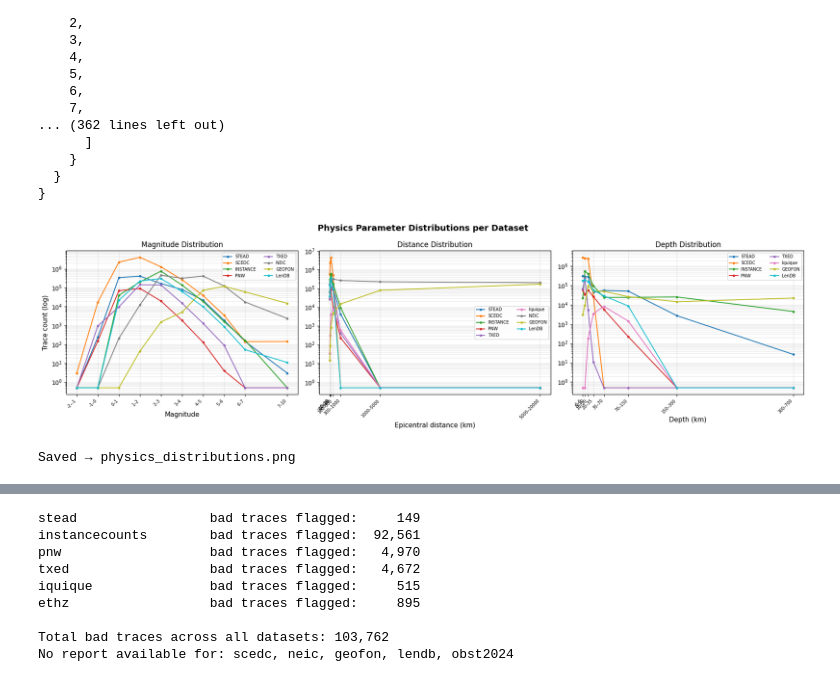
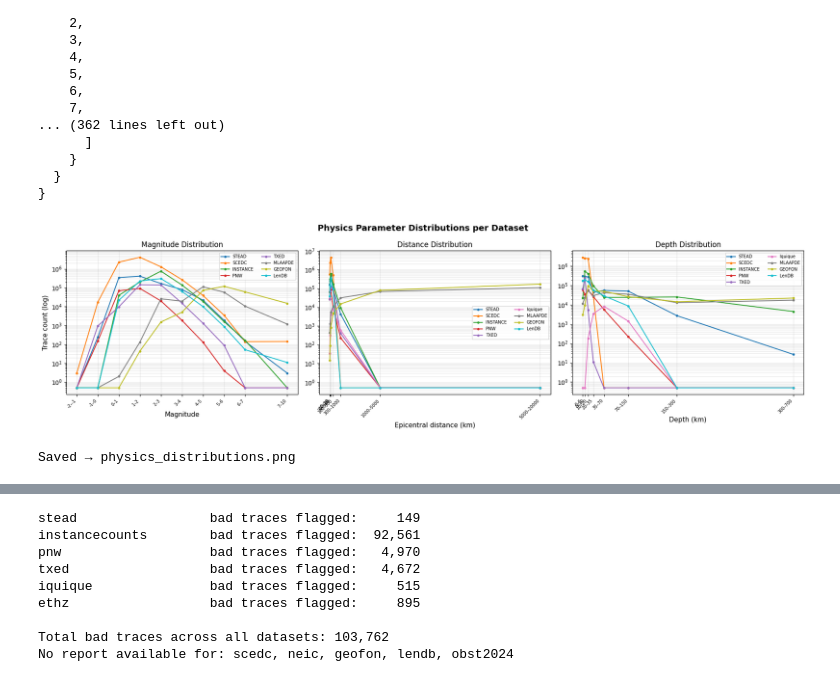
Before and after one commit to Denolle-Lab/phasenet-retrain, a Jupyter notebook: notebooks/04_creating_benchmark_dataset.ipynb, the cells around one changed output, grey strips where cells are left out. Cells and saved outputs as stored; diff of their text form; code cells hidden in the pictures.

```diff
--- a/notebooks/04_creating_benchmark_dataset.ipynb
+++ b/notebooks/04_creating_benchmark_dataset.ipynb
@@ -154,28 +181,40 @@ in each dataset by reading only the first few rows of each metadata CSV.
 # Discover pick columns using the SeisBench convention: *_arrival_sample
 datasets_to_check = [
     'stead', 'scedc', 'instancecounts', 'pnw', 'txed',
-    'obst2024', 'iquique', 'neic', 'geofon', 'lendb',
+    'obst2024', 'iquique', 'mlaapde', 'geofon', 'lendb',
 ]
 
 for name in datasets_to_check:
-    meta_path = CACHE / name / "metadata.csv"
+    ds_dir    = CACHE / name
+    meta_path = ds_dir / "metadata.csv"
+
+    # MLAAPDE (and any future sharded dataset) uses monthly files
+    # instead of a single metadata.csv — pick the first complete one
     if not meta_path.exists():
-        print(f"{name}: no metadata.csv")
-        continue
+        monthly = sorted([f for f in ds_dir.glob("metadata_*.csv")
+                          if not f.name.endswith(".partial")])
+        if monthly:
+            meta_path = monthly[0]
+        else:
+            print(f"{name}: no metadata.csv")
+            continue
 
-    df = pd.read_csv(meta_path, nrows=5, low_memory=False)
+    df   = pd.read_csv(meta_path, nrows=5, low_memory=False)
     cols = df.columns.tolist()
 
-    arr = [c for c in cols if c.endswith('_arrival_sample')]
-    mag = [c for c in cols if 'magnitude' in c.lower() and 'type' not in c.lower()]
+    arr   = [c for c in cols if c.endswith('_arrival_sample')]
+    mag   = [c for c in cols if 'magnitude' in c.lower() and 'type' not in c.lower()]
     depth = [c for c in cols if 'depth' in c.lower()]
-    dist = [c for c in cols if 'distance' in c.lower()]
+    dist  = [c for c in cols if 'distance' in c.lower()]
+    time  = [c for c in cols if any(k in c.lower() for k in ['time','date','start'])]
 
-    print(f"\n{name}")
+    label = name if meta_path.name == "metadata.csv" else f"{name} ({meta_path.name})"
+    print(f"\n{label}")
     print(f"  arrivals:  {arr}")
     print(f"  magnitude: {mag}")
     print(f"  depth:     {depth}")
     print(f"  distance:  {dist}")
+    print(f"  time:      {time}")
 # %% [output]
 stead
   arrivals:  ['trace_p_arrival_sample', 'trace_s_arrival_sample']
@@ -380,9 +491,9 @@ import matplotlib.ticker as mticker
 import numpy as np
 
 DS_ORDER = ['stead', 'scedc', 'instancecounts', 'pnw', 'txed',
-            'obst2024', 'iquique', 'neic', 'geofon', 'lendb']
+            'obst2024', 'iquique', 'mlaapde', 'geofon', 'lendb']
 DS_LABELS = ['STEAD', 'SCEDC', 'INSTANCE', 'PNW', 'TXED',
-             'OBST2024', 'Iquique', 'NEIC', 'GEOFON', 'LenDB']
+             'OBST2024', 'Iquique', 'MLAAPDE', 'GEOFON', 'LenDB']
 COLORS = plt.cm.tab10.colors
 
 # Bin-centre helpers
@@ -422,34 +533,34 @@ ax_mag.set_xlabel('Magnitude', fontsize=11)
 ax_mag.set_ylabel('Trace count (log)', fontsize=11)
 ax_mag.set_title('Magnitude Distribution')
 ax_mag.set_xticks(mag_centres)
 ax_mag.set_xticklabels([f'{b}–{mag_bins[i+1]}' for i, b in enumerate(mag_bins[:-1])],
                         rotation=45, ha='right', fontsize=7)
 ax_mag.legend(fontsize=7, ncol=2)
 
 ax_dist.set_xlabel('Epicentral distance (km)', fontsize=11)
 ax_dist.set_title('Distance Distribution')
 ax_dist.set_xticks(dist_centres)
 ax_dist.set_xticklabels([f'{b}–{dist_bins[i+1]}' for i, b in enumerate(dist_bins[:-1])],
                          rotation=45, ha='right', fontsize=7)
 ax_dist.legend(fontsize=7, ncol=2)
 
 ax_depth.set_xlabel('Depth (km)', fontsize=11)
 ax_depth.set_title('Depth Distribution')
 ax_depth.set_xticks(depth_centres)
 ax_depth.set_xticklabels([f'{b}–{depth_bins[i+1]}' for i, b in enumerate(depth_bins[:-1])],
                           rotation=45, ha='right', fontsize=7)
 ax_depth.legend(fontsize=7, ncol=2)
 
 for ax in axes:
     ax.grid(True, which='both', alpha=0.3)
     ax.yaxis.set_minor_formatter(mticker.NullFormatter())
 
 plt.tight_layout()
 plt.savefig('physics_distributions.png', dpi=150, bbox_inches='tight')
 plt.show()
 print('Saved → physics_distributions.png')
 # %% [output]
-[figure, old version]
+[figure, new version]
 Saved → physics_distributions.png
 # %%
 # ── 1.4b — S-P Time (Ts-Tp) Distributions ──────────────────────────────────
```
Also changed, not shown: parts of 21 cells of this notebook.
